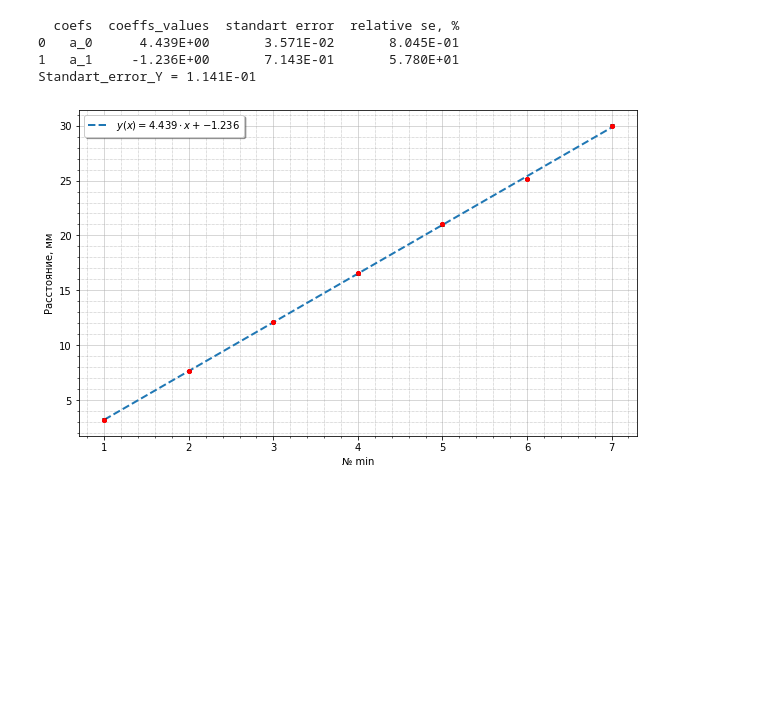
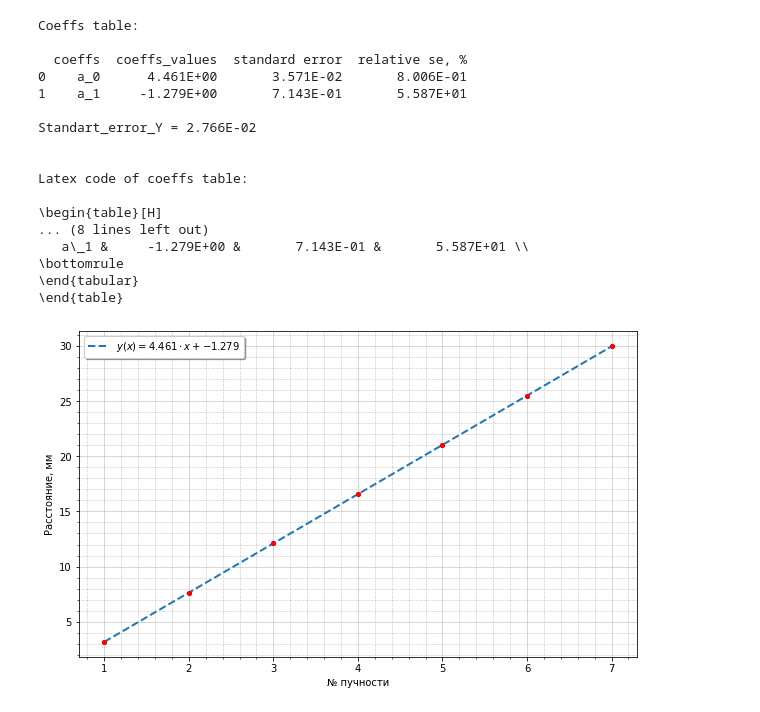
Before and after one commit to yarvod/6sem_labs, a Jupyter notebook: SSE_10/data_processing.ipynb, the cells around one changed output. Saved outputs shown, nothing was run; the diff lists cells and outputs as text; code cells hidden in the pictures; blank space fills up the shorter version.

```diff
--- a/SSE_10/data_processing.ipynb
+++ b/SSE_10/data_processing.ipynb
@@ -6,10 +6,14 @@ from scipy.optimize import curve_fit
 from scipy import stats
 import re
 # %%
-def Plot(X_data, Y_data, input_function, plot_name, plot_title, x_label, y_label, Y_absolute_sigma = 0, scientific_view = False, print_cross = True, save_as_csv = False):
+def Plot(X_data, Y_data, input_function, plot_name='plot_name', plot_title='plot_title', x_label='x_label', y_label='y_label', Y_absolute_sigma = 0, scientific_view = False, print_cross = True, save_as_csv = False, to_latex = False, save_fig=True):
+
+    X_data = np.array(X_data)
+    Y_data = np.array(Y_data)
+
     # преобразования функции к виду для питона
     inp = input_function
-    fun = inp.replace('e^', 'np.e**')
+    fun = inp.replace('e', 'np.e')
     fun = fun.replace('^', '**')
     fun = fun.replace('log', 'np.log10')
     fun = fun.replace('ln', 'np.log')
@@ -18,6 +22,7 @@ def Plot(X_data, Y_data, input_function, plot_name, plot_title, x_label, y_label
     # пропишем функции
     num_coef = len(re.findall('a[0-9]', fun))
 
+    approx1 = lambda x,a0: eval(fun)
     approx2 = lambda x,a0,a1: eval(fun)
     approx3 = lambda x,a0,a1,a2: eval(fun)
     approx4 = lambda x,a0,a1,a2,a3: eval(fun)
@@ -99,8 +104,9 @@ def Plot(X_data, Y_data, input_function, plot_name, plot_title, x_label, y_label
     # plt.xlim (-10, 850)
     # plt.ylim (-10, 245)
 
-    # сохраним график
-    plt.savefig('pictures/'+plot_name+'.png', dpi=400)
+    # сохраним график в картинку?
+    if save_fig == True:
+        plt.savefig('pictures/'+plot_name+'.png', dpi=400)
 
 
     # вывод коэффициентов и погрешностей
@@ -112,18 +118,27 @@ def Plot(X_data, Y_data, input_function, plot_name, plot_title, x_label, y_label
     # непосредственно создание pandas таблицы
     param = np.concatenate((np.array(a),np.array(sigma_a), np.array(rel_sigma_a))).reshape(3,num_coef).T
     pd.set_option('display.float_format', lambda x: '{:.3E}'.format(x))
-    output = pd.DataFrame(param, columns = ['coeffs_values', 'standart error', 'relative se, %'])
-    output.insert(0, value = names, column = 'coefs')
+    output = pd.DataFrame(param, columns = ['coeffs_values', 'standard error', 'relative se, %'])
+    output.insert(0, value = names, column = 'coeffs')
 
     # сохраним в таблицу csv
     if save_as_csv == True:
         output.to_csv('output.csv', index = False)
 
     # выведем таблицу
+    print('Coeffs table: \n')
     print(output)
 
     # выведем погрешность по оси Oy
-    print('Standart_error_Y = {:.3E}'.format(S_e))
+    print('\nStandart_error_Y = {:.3E}'.format(S_e))
+
+    # проебразование таблицы коэффициентов в латех код
+    if to_latex == True:
+        latex_output = output.to_latex(index = False, position = 'H', caption = 'Коэффициенты аппроксимации', label = 'coeffs_table')
+        print('\n\nLatex code of coeffs table: \n')
+        print(latex_output)
+        with open('coeffs_table.tex', 'w') as tf:
+            tf.write(latex_output)
 
     # покажем график
     plt.show()
@@ -141,39 +156,60 @@ plot_title = ''
 
 # подпись к оси Y
 y_label = 'Расстояние, мм'
 
 # подпись к оси X
-x_label = '№ min'
+x_label = '№ пучности'
 
 # введем данные
 X_data = np.array([1,2,3,4,5,6,7])
-Y_data = np.array([3.2, 7.65, 12.1, 16.55, 21, 25.15, 30])
+Y_data = np.array([3.2, 7.65, 12.1, 16.55, 21, 25.45, 30])
 
-# известна ли погрешность на данные Y
+# известна ли погрешность на данные Y, можно передать как одно число, так и массив, если известна погрешность для каждого значения из Y_data
 Y_absolute_sigma = 0.05
 
 # примеры функций аппроксимаций
 fun_ex = {'linear':'a0*x+a1', 'poly_2':'a0*x**2+a1*x+a2', 'poly_3':'a0*x**3+a1*x**2+a2*x+a3','exp':'e^(a0*x+a1)+a2', 'ln':'ln(a0*x+a1)+a2'}
 
 # определим функцию аппроксимации
 input_function = 'a0*x+a1'
 # # можно также определить функцию используя словарь примеров
 # input_function = fun_ex['linear']
 
 #запись чисел в легенде в 'научном' виде
 scientific_view = False
 
 # кресты погрешности рисуем?
 print_cross = True
 
+# конвертируем таблицу коэффициентов в Latex код? Чтобы оно работало в latex надо
+# импортировать пакет \usepackage{booktabs}
+to_latex = True
+
 # сохраняем табличку с коэффициентами и погрешностями в csv?
 save_as_csv = False
+
+# сохраняем картинку графика?
+save_fig = True
+
 ##########################################################################################################################
 
-Plot(X_data, Y_data, input_function, plot_name, plot_title, x_label, y_label, Y_absolute_sigma)
+Plot(X_data, Y_data, input_function, plot_name, plot_title, x_label, y_label, Y_absolute_sigma, scientific_view, print_cross, save_as_csv, to_latex, save_fig)
 # %% [output]
-  coefs  coeffs_values  standart error  relative se, %
-0   a_0      4.439E+00       3.571E-02       8.045E-01
-1   a_1     -1.236E+00       7.143E-01       5.780E+01
-Standart_error_Y = 1.141E-01
+Coeffs table:
+
+  coeffs  coeffs_values  standard error  relative se, %
+0    a_0      4.461E+00       3.571E-02       8.006E-01
+1    a_1     -1.279E+00       7.143E-01       5.587E+01
+
+Standart_error_Y = 2.766E-02
+
+
+Latex code of coeffs table:
+
+\begin{table}[H]
+... (8 lines left out)
+   a\_1 &     -1.279E+00 &       7.143E-01 &       5.587E+01 \\
+\bottomrule
+\end{tabular}
+\end{table}
-[figure, old version]
+[figure, new version]
```
Also changed, not shown: parts of 1 cell of this notebook, 5 other files.
